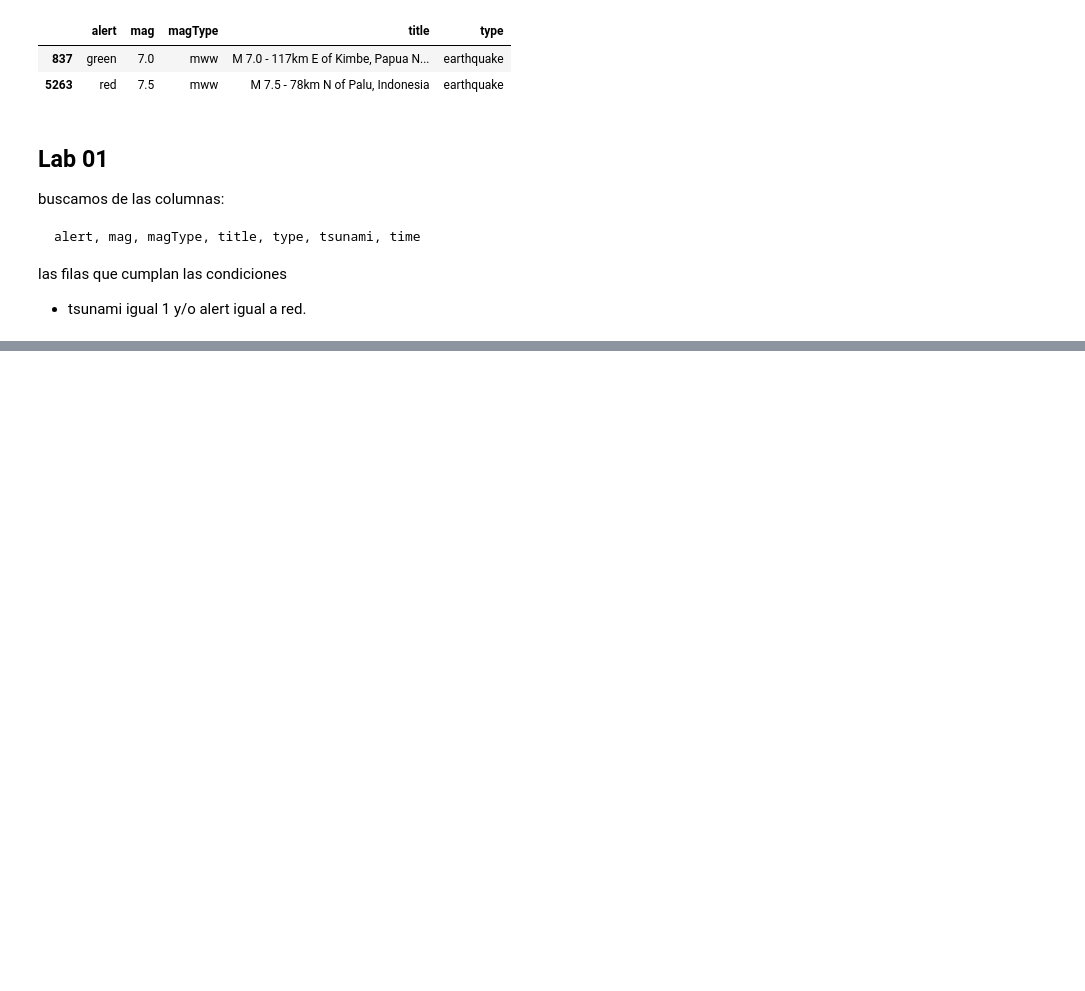
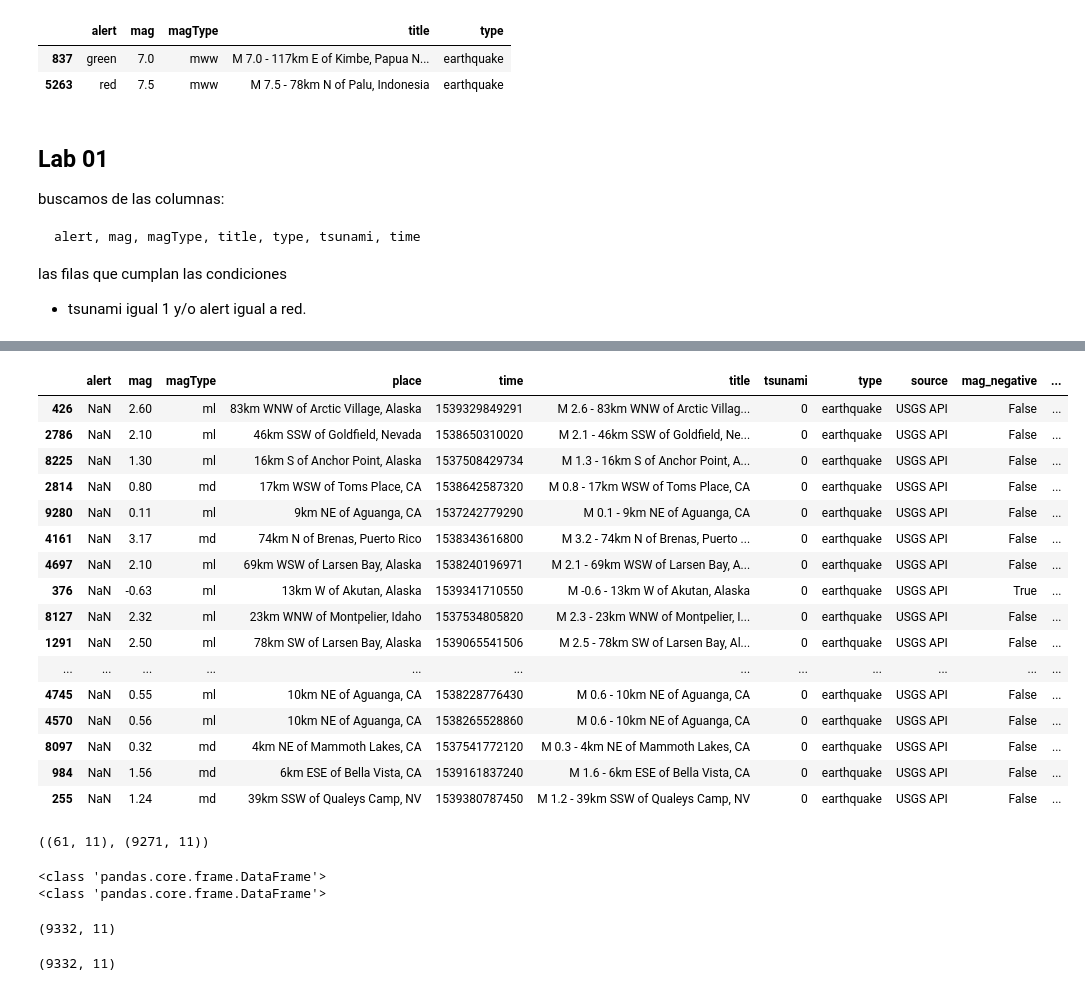
Before and after one commit to ricardocarreras/Bootcamp_DataScience_student, a Jupyter notebook: week10/01_Pandas_segunda_parte.ipynb, the cells around one changed output, grey strips where cells are left out. Drawn from its saved outputs; the diff is of its cells as text; code cells hidden in the pictures; blank space fills up the shorter version.

```diff
--- a/week10/01_Pandas_segunda_parte.ipynb
+++ b/week10/01_Pandas_segunda_parte.ipynb
@@ -671,0 +1158,47 @@ las filas que cumplan las condiciones
+# %%
+df.assign(
+    in_ca=df['parsed_place'].str.endswith('California'),
+    in_alaska=df['parsed_place'].str.endswith('Alaska'),
+    ninguna_de_las_dos=lambda x: ~x.in_ca & ~x.in_alaska
+).sample(20, random_state=20)
+# %% [output]
+|  | alert | mag | magType | place | time | title | tsunami | type | source | mag_negative | ... |
+| 426 | NaN | 2.60 | ml | 83km WNW of Arctic Village, Alaska | 1539329849291 | M 2.6 - 83km WNW of Arctic Villag... | 0 | earthquake | USGS API | False | ... |
+| 2786 | NaN | 2.10 | ml | 46km SSW of Goldfield, Nevada | 1538650310020 | M 2.1 - 46km SSW of Goldfield, Ne... | 0 | earthquake | USGS API | False | ... |
+| 8225 | NaN | 1.30 | ml | 16km S of Anchor Point, Alaska | 1537508429734 | M 1.3 - 16km S of Anchor Point, A... | 0 | earthquake | USGS API | False | ... |
+| 2814 | NaN | 0.80 | md | 17km WSW of Toms Place, CA | 1538642587320 | M 0.8 - 17km WSW of Toms Place, CA | 0 | earthquake | USGS API | False | ... |
+| 9280 | NaN | 0.11 | ml | 9km NE of Aguanga, CA | 1537242779290 | M 0.1 - 9km NE of Aguanga, CA | 0 | earthquake | USGS API | False | ... |
+| 4161 | NaN | 3.17 | md | 74km N of Brenas, Puerto Rico | 1538343616800 | M 3.2 - 74km N of Brenas, Puerto ... | 0 | earthquake | USGS API | False | ... |
+| 4697 | NaN | 2.10 | ml | 69km WSW of Larsen Bay, Alaska | 1538240196971 | M 2.1 - 69km WSW of Larsen Bay, A... | 0 | earthquake | USGS API | False | ... |
+| 376 | NaN | -0.63 | ml | 13km W of Akutan, Alaska | 1539341710550 | M -0.6 - 13km W of Akutan, Alaska | 0 | earthquake | USGS API | True | ... |
+| 8127 | NaN | 2.32 | ml | 23km WNW of Montpelier, Idaho | 1537534805820 | M 2.3 - 23km WNW of Montpelier, I... | 0 | earthquake | USGS API | False | ... |
+| 1291 | NaN | 2.50 | ml | 78km SW of Larsen Bay, Alaska | 1539065541506 | M 2.5 - 78km SW of Larsen Bay, Al... | 0 | earthquake | USGS API | False | ... |
+| ... | ... | ... | ... | ... | ... | ... | ... | ... | ... | ... | ... |
+| 4745 | NaN | 0.55 | ml | 10km NE of Aguanga, CA | 1538228776430 | M 0.6 - 10km NE of Aguanga, CA | 0 | earthquake | USGS API | False | ... |
+| 4570 | NaN | 0.56 | ml | 10km NE of Aguanga, CA | 1538265528860 | M 0.6 - 10km NE of Aguanga, CA | 0 | earthquake | USGS API | False | ... |
+| 8097 | NaN | 0.32 | md | 4km NE of Mammoth Lakes, CA | 1537541772120 | M 0.3 - 4km NE of Mammoth Lakes, CA | 0 | earthquake | USGS API | False | ... |
+| 984 | NaN | 1.56 | md | 6km ESE of Bella Vista, CA | 1539161837240 | M 1.6 - 6km ESE of Bella Vista, CA | 0 | earthquake | USGS API | False | ... |
+| 255 | NaN | 1.24 | md | 39km SSW of Qualeys Camp, NV | 1539380787450 | M 1.2 - 39km SSW of Qualeys Camp, NV | 0 | earthquake | USGS API | False | ... |
+# %%
+# Concatenación
+tsunami = df[df['tsunami'] == 1]
+no_tsunami = df[df['tsunami'] == 0]
+tsunami.shape, no_tsunami.shape
+# %% [output]
+((61, 11), (9271, 11))
+# %%
+print(type(tsunami))
+print(type(no_tsunami))
+# %% [output]
+<class 'pandas.core.frame.DataFrame'>
+<class 'pandas.core.frame.DataFrame'>
+# %%
+# Para unir las dos tablas o dataframe
+pd.concat([tsunami, no_tsunami]).shape
+# %% [output]
+(9332, 11)
+# %%
+# El otro método es con append(), agrega filas
+tsunami.append(no_tsunami).shape
+# %% [output]
+(9332, 11)
```
Also changed, not shown: parts of 51 cells of this notebook.
